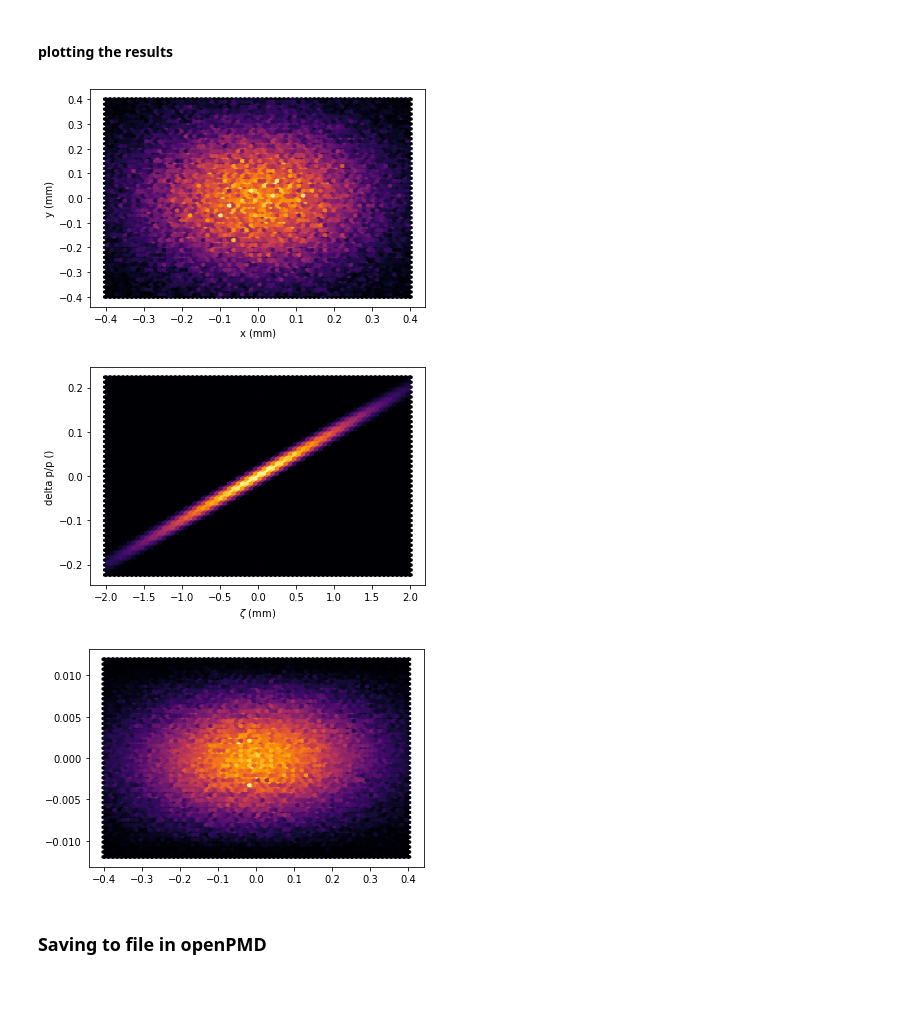
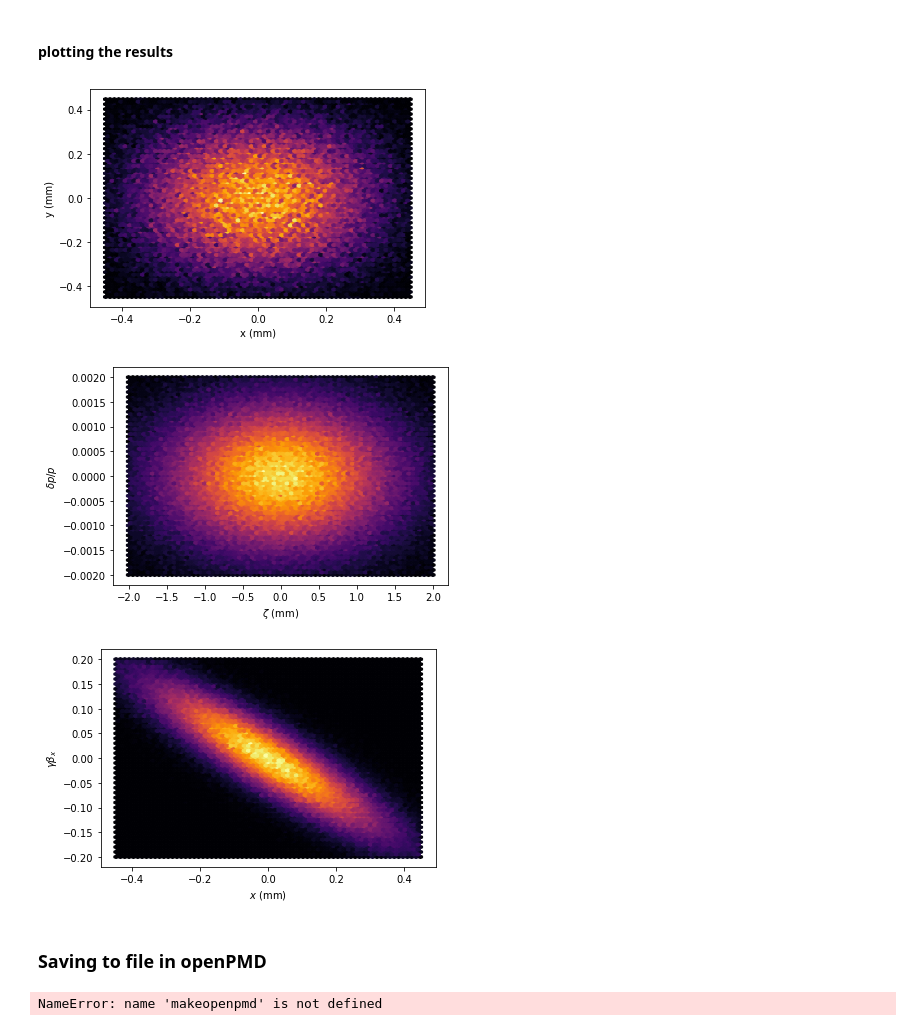
Before and after one commit to NIUaard/Generator, a Jupyter notebook: gen_gaussian-WarpX.ipynb, the cells around one changed output. Drawn from its saved outputs; the diff is of its cells as text; code cells hidden in the pictures; blank space fills up the shorter version.

Commit message:
envelop plot added'

```diff
--- a/gen_gaussian-WarpX.ipynb
+++ b/gen_gaussian-WarpX.ipynb
@@ -69,9 +69,9 @@ Text(0, 0.5, 'RMS beam sizes (m)')
 # %% [markdown]
 #### longitudinal phase space
 # %%
-dLorentz_fac = 1e-4*lorentz_fac   #        spread in Lorentzfactor
+dLorentz_fac = 1e-3*lorentz_fac   #        spread in Lorentzfactor
 blength      = 1e-3
-ddOverdz     = 100   # in m^-1 -- chirp (slope)
+ddOverdz     = 0.0   # in m^-1 -- chirp (slope)
 # %% [markdown]
 ### Generating the simulation
 # %%
@@ -87,27 +87,31 @@ U=  gt.Gauss_2d_cart_cut(n,1e-10,2.0)
 
 z    = blength*U[0,:];
 # linearly-chirped longitudinal phase space
-dpp  = dLorentz_fac*U[1,:]+ ddOverdz*z
+dp  = dLorentz_fac*U[1,:]+ ddOverdz*z
+
+dpp =dp/lorentz_fac
 # %% [markdown]
 #### plotting the results
 # %%
 plt.hexbin (mm*x,mm*y, gridsize=70, cmap='inferno')
 plt.xlabel('x (mm)')
 plt.ylabel('y (mm)')
 plt.show()
 plt.hexbin (mm*z,dpp, gridsize=70, cmap='inferno')
 #plt.plot (z,dpp,'.')
 plt.xlabel(r'$\zeta$ (mm)')
-plt.ylabel('delta p/p ()')
+plt.ylabel(r'$\delta p/p$ ')
 plt.show()
 # %% [output]
-[figure, old version]
+[figure, new version]
-[figure, old version]
+[figure, new version]
 # %%
 plt.hexbin (mm*x,xp*(1+dpp)*lorentz_fac, gridsize=70, cmap='inferno')
+plt.xlabel(r'$x$ (mm)')
+plt.ylabel(r'$\gamma\beta_x$')
 plt.show()
 # %% [output]
-[figure, old version]
+[figure, new version]
 # %% [markdown]
 ### Saving to file in openPMD
 # %%
@@ -127,3 +131,5 @@ py *= mElec*cLight
 pz *= mElec*cLight
 
 makeopenpmd.make_openPMD(x, y, z, px, py, pz, 'init.h5', bunchCharge)
+# %% [output]
+NameError: name 'makeopenpmd' is not defined
```
